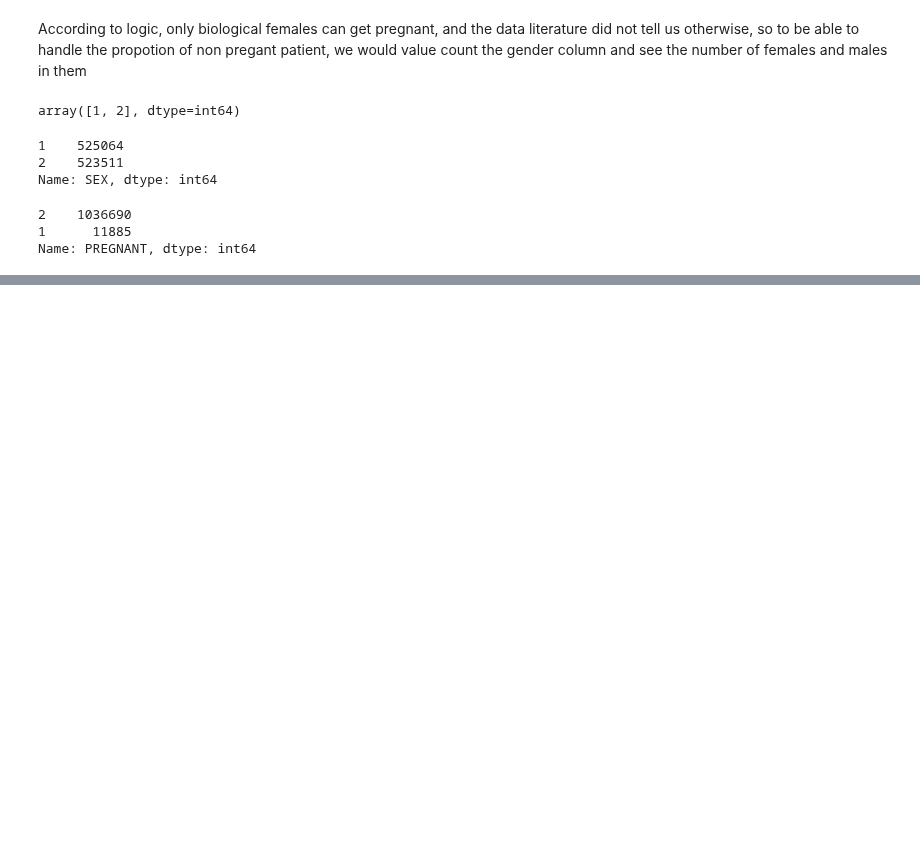
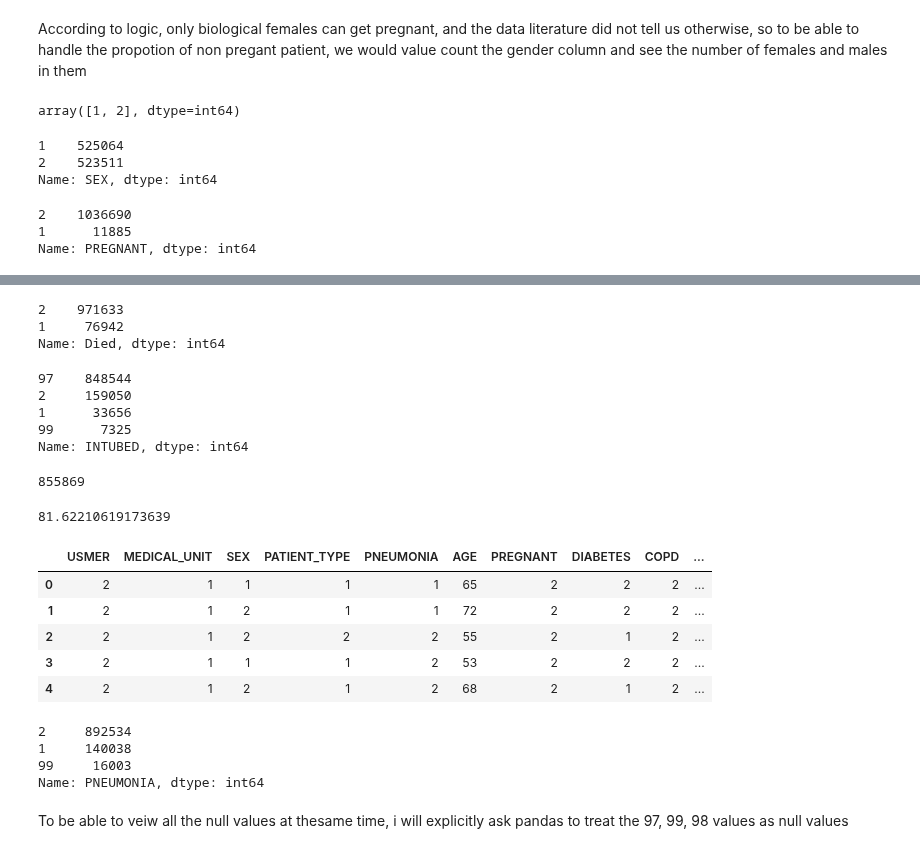
Before and after one commit to Ayomide-ola/Machine-Learning, a Jupyter notebook: CA1_ML.ipynb, the cells around one changed output, grey strips where cells are left out. Drawn from its saved outputs; the diff is of its cells as text; code cells hidden in the pictures; blank space fills up the shorter version.

```diff
--- a/CA1_ML.ipynb
+++ b/CA1_ML.ipynb
@@ -271,0 +241,8 @@ percent_null_Intubated =
+# %%
+# Lets count the values in the died column to make sure we got all unique values accounted for
+df['Died'].value_counts()
+#Now a new column Died as been added to df where 1:Died, 2: Did not die
+# %% [output]
+2    971633
+1     76942
+Name: Died, dtype: int64
@@ -271,0 +252,48 @@ percent_null_Intubated =
+# %%
+#INTUBED
+df['INTUBED'].value_counts()
+# %% [output]
+97    848544
+2     159050
+1      33656
+99      7325
+Name: INTUBED, dtype: int64
+# %%
+# Funtion to cal total null value
+def get_null(variable):
+    for value in variable:
+        total_Null= sum(variable)
+    return total_Null
+null_in=[848544,7325]
+Total_Null= get_null(null_in)
+Total_Null
+# %% [output]
+855869
+# %%
+n=len(df['INTUBED'])
+percent_null_Intubate = (Total_Null/n)*100
+percent_null_Intubate
+# This shows that over 81 % of the data i the Intubated variable are null values so i will drop the column to
+# Avoid introducing bias
+# %% [output]
+81.62210619173639
+# %%
+df.drop(['INTUBED'], axis=1, inplace=True)
+df.head()
+# %% [output]
+|  | USMER | MEDICAL_UNIT | SEX | PATIENT_TYPE | PNEUMONIA | AGE | PREGNANT | DIABETES | COPD | ... |
+| 0 | 2 | 1 | 1 | 1 | 1 | 65 | 2 | 2 | 2 | ... |
+| 1 | 2 | 1 | 2 | 1 | 1 | 72 | 2 | 2 | 2 | ... |
+| 2 | 2 | 1 | 2 | 2 | 2 | 55 | 2 | 1 | 2 | ... |
+| 3 | 2 | 1 | 1 | 1 | 2 | 53 | 2 | 2 | 2 | ... |
+| 4 | 2 | 1 | 2 | 1 | 2 | 68 | 2 | 1 | 2 | ... |
+# %%
+#PNEUMONIA
+df['PNEUMONIA'].value_counts()
+# %% [output]
+2     892534
+1     140038
+99     16003
+Name: PNEUMONIA, dtype: int64
+# %% [markdown]
+To be able to veiw all the null values at thesame time, i will explicitly ask pandas to treat the 97, 99, 98 values as null values
```
Also changed, not shown: parts of 25 cells of this notebook.
